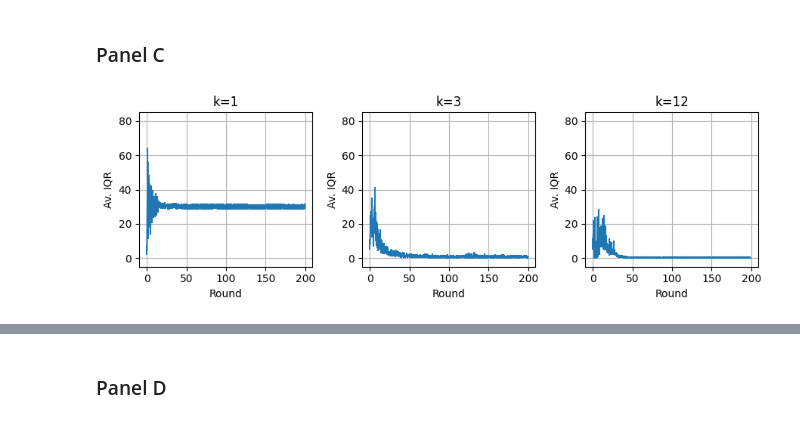
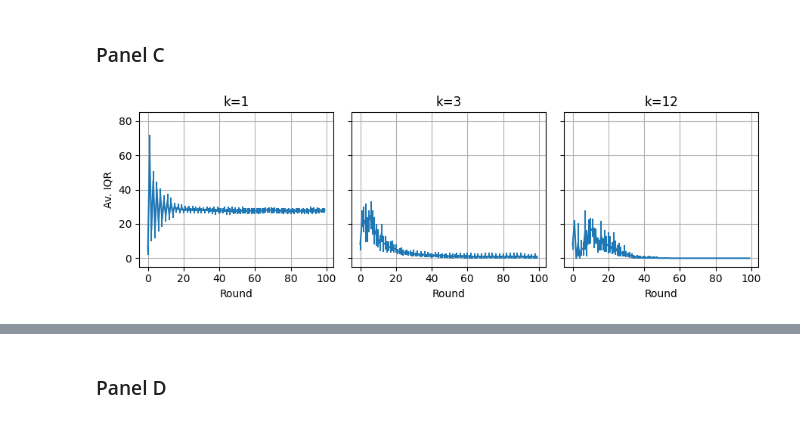
Before and after one commit to EAndrade-Lotero/ElFarolArthur, a Jupyter notebook: notebooks/Figure10.ipynb, the cells around one changed output, grey strips where cells are left out. Drawn from its saved outputs; the diff is of its cells as text; code cells hidden in the pictures.

```diff
--- a/notebooks/Figure10.ipynb
+++ b/notebooks/Figure10.ipynb
@@ -151,7 +152,7 @@ second_row_array = np.array(pil_image)
 ks = [1, 3, 12]
 ds = [24]
 sds = [0.08]
-num_rounds = 200
+num_rounds = 100
 df = main_gaussian(
     ks=ks,
     ds=ds,
@@ -168,29 +169,30 @@ df2B = df.groupby(['Identifier', 'Round', 'Num_predictors', 'Memory']).agg(
 # %%
 fig, ax = plt.subplots(
     1,3,
     figsize=(9, 3),
     tight_layout=True,
+    sharex=True, sharey=True
 )
 
 for i, k in enumerate(ks):
     df2C = df2B[df2B['Num_predictors'] == k].reset_index()
     sns.lineplot(
         x='Round', y='IQR',
         data=df2C,
         ax=ax[i],
         err_style="bars",ci=95
     )
     ax[i].set_ylabel('Av. IQR')
     ax[i].set_xlabel('Round')
     ax[i].set_title(f"k={k}")
     ax[i].grid()
     ax[i].set_ylim(-5, 85)
 
 # Convert figure to image array
 fig.canvas.draw()
 rgba_bytes = fig.canvas.buffer_rgba().tobytes()
 width, height = fig.canvas.get_width_height()
 pil_image = PIL.Image.frombytes(mode="RGBA", size=[width, height], data=rgba_bytes)
 third_row_array = np.array(pil_image)
 # %% [output]
-[figure, old version]
+[figure, new version]
```
Also changed, not shown: parts of 10 cells of this notebook, 9 other files.
